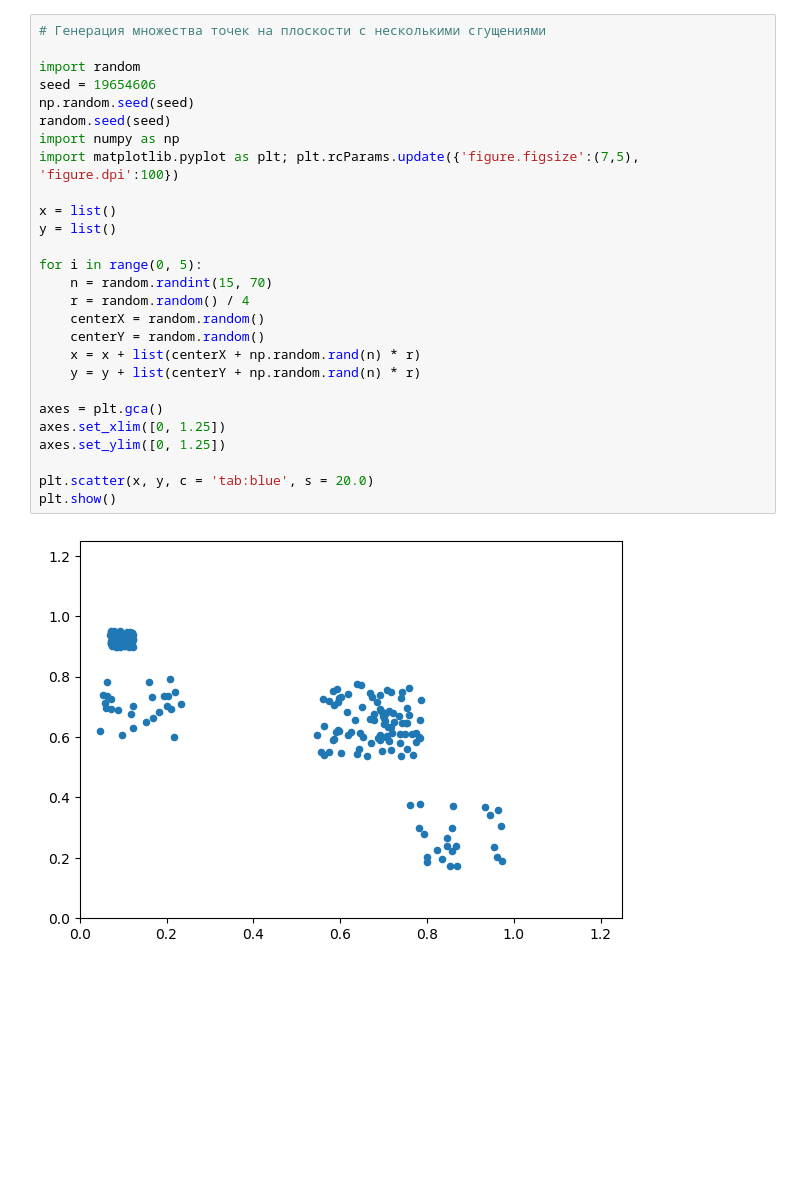
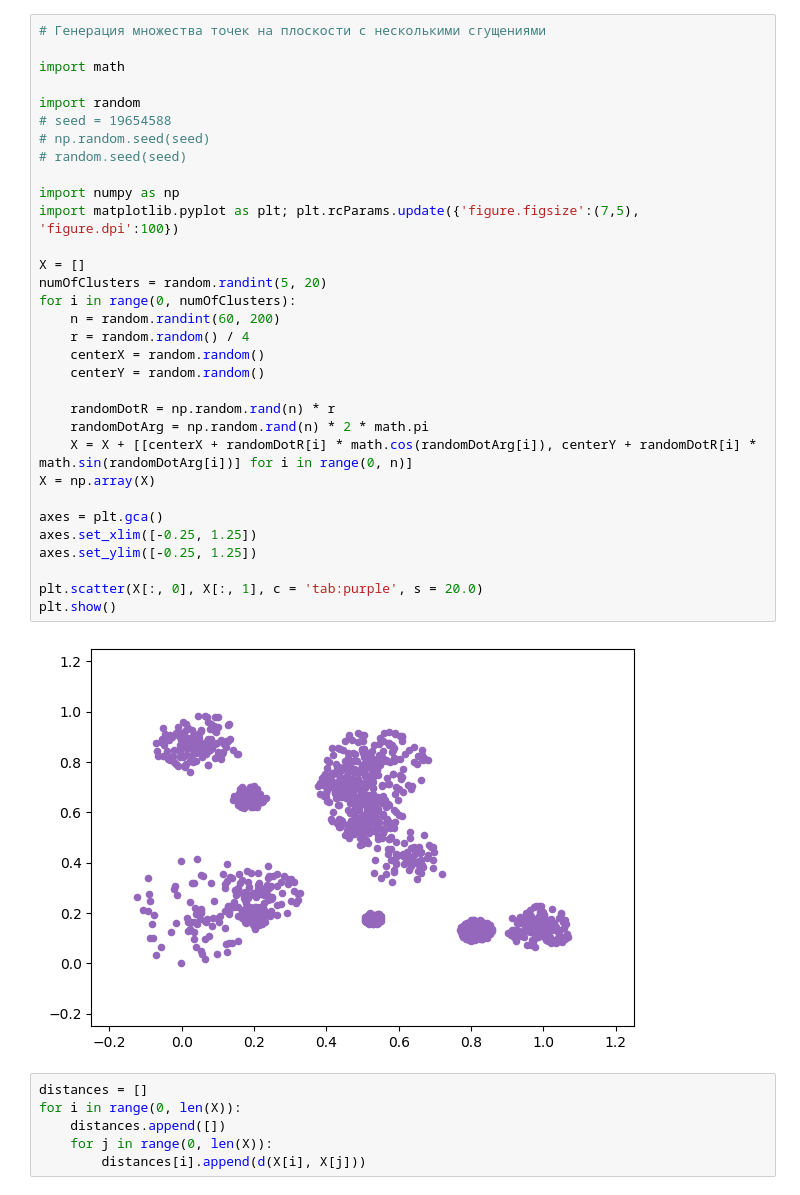
Before and after one commit to ikarinishimura/Data, a Jupyter notebook: clusterization/clusterization.ipynb, the cells around one changed output. Saved outputs shown, nothing was run; the diff lists cells and outputs as text; blank space fills up the shorter version.

Commit message:
Fix clustering

```diff
--- a/clusterization/clusterization.ipynb
+++ b/clusterization/clusterization.ipynb
@@ -1,30 +1,41 @@
 # %%
 # Генерация множества точек на плоскости с несколькими сгущениями
 
+import math
+
 import random
-seed = 19654606
-np.random.seed(seed)
-random.seed(seed)
+# seed = 19654588
+# np.random.seed(seed)
+# random.seed(seed)
+
 import numpy as np
 import matplotlib.pyplot as plt; plt.rcParams.update({'figure.figsize':(7,5), 'figure.dpi':100})
 
-x = list()
-y = list()
-
-for i in range(0, 5):
-    n = random.randint(15, 70)
+X = []
+numOfClusters = random.randint(5, 20)
+for i in range(0, numOfClusters):
+    n = random.randint(60, 200)
     r = random.random() / 4
     centerX = random.random()
     centerY = random.random()
-    x = x + list(centerX + np.random.rand(n) * r)
-    y = y + list(centerY + np.random.rand(n) * r)
+
+    randomDotR = np.random.rand(n) * r
+    randomDotArg = np.random.rand(n) * 2 * math.pi
+    X = X + [[centerX + randomDotR[i] * math.cos(randomDotArg[i]), centerY + randomDotR[i] * math.sin(randomDotArg[i])] for i in range(0, n)]
+X = np.array(X)
 
 axes = plt.gca()
-axes.set_xlim([0, 1.25])
-axes.set_ylim([0, 1.25])
+axes.set_xlim([-0.25, 1.25])
+axes.set_ylim([-0.25, 1.25])
 
-plt.scatter(x, y, c = 'tab:blue', s = 20.0)
+plt.scatter(X[:, 0], X[:, 1], c = 'tab:purple', s = 20.0)
 plt.show()
 # %% [output]
-[figure, old version]
+[figure, new version]
+# %%
+distances = []
+for i in range(0, len(X)):
+    distances.append([])
+    for j in range(0, len(X)):
+        distances[i].append(d(X[i], X[j]))
 # %%
```
Also changed, not shown: parts of 18 cells of this notebook.
